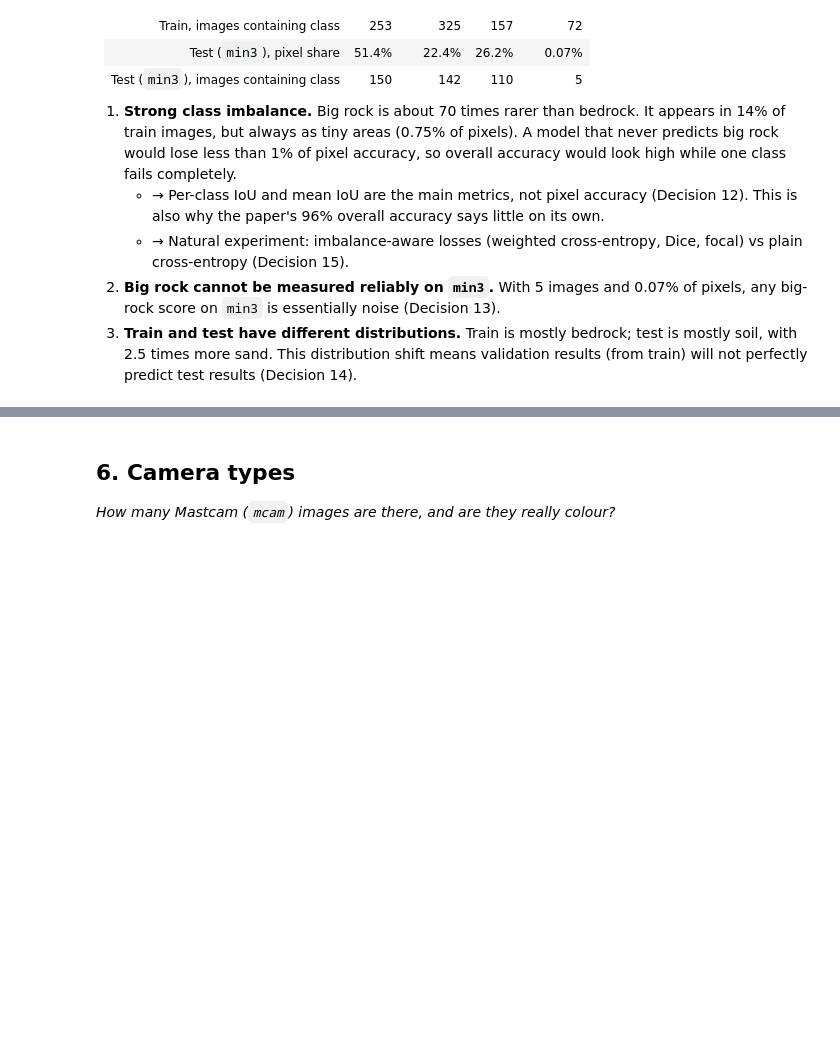
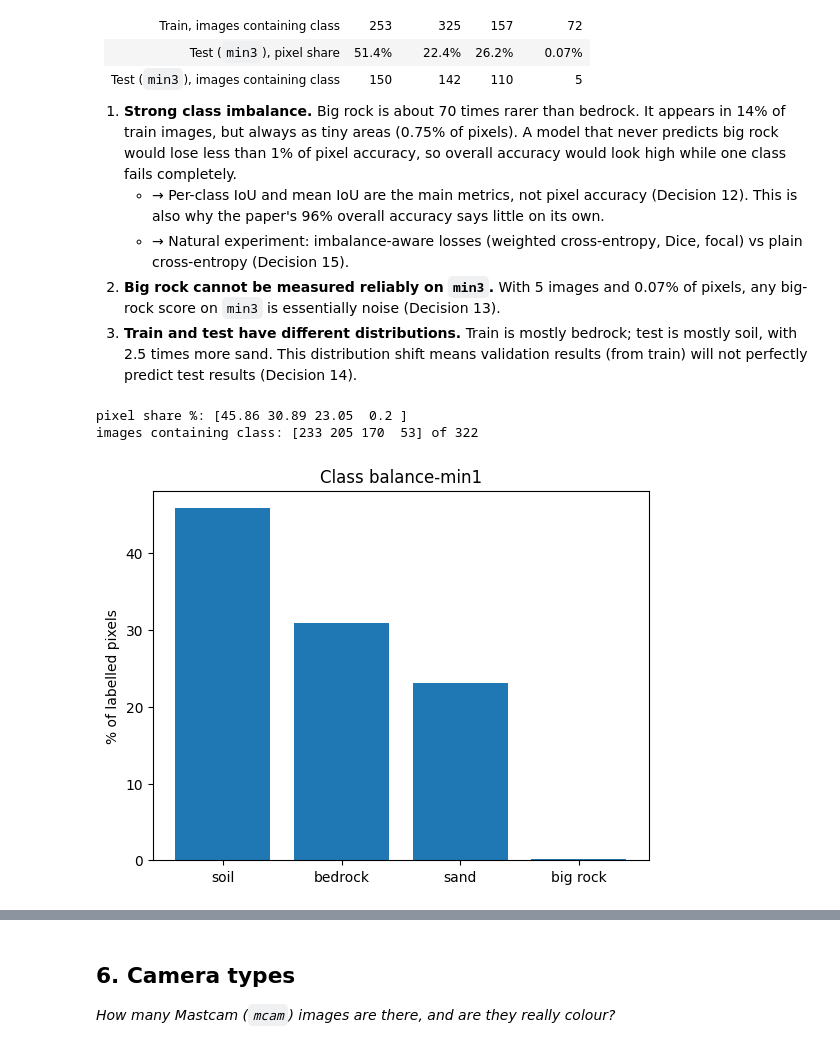
Before and after one commit to yagmur-cam/mars-terrain-segmentation, a Jupyter notebook: notebooks/01_explore_data.ipynb, the cells around one changed output, grey strips where cells are left out. Drawn from its saved outputs; the diff is of its cells as text; code cells hidden in the pictures; blank space fills up the shorter version.

Commit message:
added the min1 folder data, finalized

```diff
--- a/notebooks/01_explore_data.ipynb
+++ b/notebooks/01_explore_data.ipynb
@@ -383,3 +383,32 @@ images containing class: [150 142 110   5] of 322
    - → Natural experiment: imbalance-aware losses (weighted cross-entropy, Dice, focal) vs plain cross-entropy (Decision 15).
 2. **Big rock cannot be measured reliably on `min3`.** With 5 images and 0.07% of pixels, any big-rock score on `min3` is essentially noise (Decision 13).
 3. **Train and test have different distributions.** Train is mostly bedrock; test is mostly soil, with 2.5 times more sand. This distribution shift means validation results (from train) will not perfectly predict test results (Decision 14).
+# %%
+TEST_MIN1_DIR = DATA_DIR / "labels" / "test" / "masked-gold-min1-100agree"
+
+totals_min1 = np.zeros(4, dtype=np.int64)
+present_min1 = np.zeros(4, dtype=np.int64)
+
+test_min1 = sorted(TEST_MIN1_DIR.glob("*.png"))
+
+for p in test_min1:
+    with Image.open(p) as lb:
+        arr = np.array(lb)
+    counts = np.bincount(arr[arr != 255], minlength=4)
+    totals_min1 += counts
+    present_min1 += counts > 0
+
+percent_min1 = totals_min1 / totals_min1.sum() * 100
+classes = ["soil", "bedrock", "sand", "big rock"]
+
+print("pixel share %:", percent_min1.round(2))
+print("images containing class:", present_min1, "of", len(test_min1))
+
+plt.bar(classes, percent_min1)
+plt.ylabel("% of labelled pixels")
+plt.title("Class balance-min1")
+plt.show()
+# %% [output]
+pixel share %: [45.86 30.89 23.05  0.2 ]
+images containing class: [233 205 170  53] of 322
+[figure, added]
```
Also changed, not shown: parts of 2 cells of this notebook.
